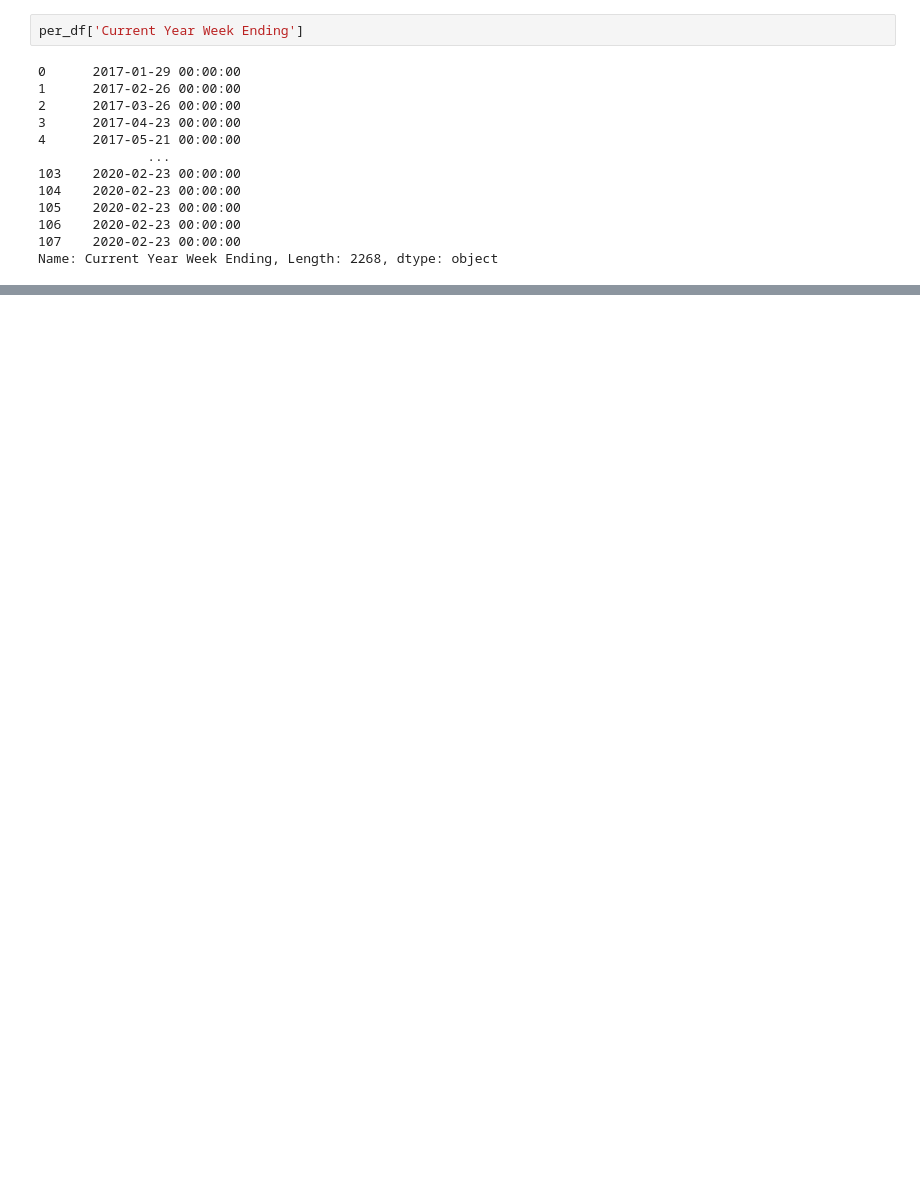
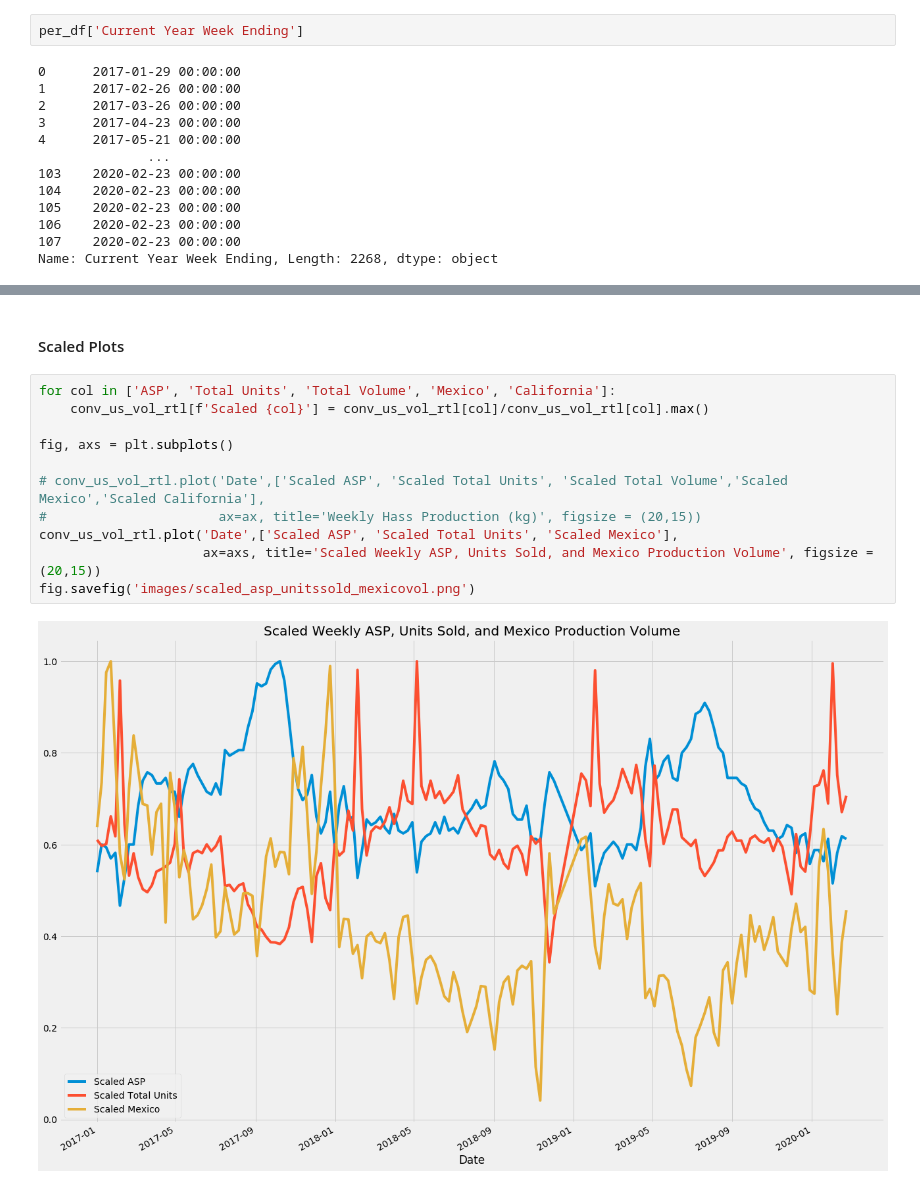
Before and after one commit to schwenkd/avo-analysis, a Jupyter notebook: avo_eda.ipynb, the cells around one changed output, grey strips where cells are left out. Saved outputs shown, nothing was run; the diff lists cells and outputs as text; blank space fills up the shorter version.

```diff
--- a/avo_eda.ipynb
+++ b/avo_eda.ipynb
@@ -172,0 +335,15 @@ vol_df = create_datecols(vol_df)
+# %% [markdown]
+#### Scaled Plots
+# %%
+for col in ['ASP', 'Total Units', 'Total Volume', 'Mexico', 'California']:
+    conv_us_vol_rtl[f'Scaled {col}'] = conv_us_vol_rtl[col]/conv_us_vol_rtl[col].max()
+
+fig, axs = plt.subplots()
+
+# conv_us_vol_rtl.plot('Date',['Scaled ASP', 'Scaled Total Units', 'Scaled Total Volume','Scaled Mexico','Scaled California'],
+#                      ax=ax, title='Weekly Hass Production (kg)', figsize = (20,15))
+conv_us_vol_rtl.plot('Date',['Scaled ASP', 'Scaled Total Units', 'Scaled Mexico'],
+                     ax=axs, title='Scaled Weekly ASP, Units Sold, and Mexico Production Volume', figsize = (20,15))
+fig.savefig('images/scaled_asp_unitssold_mexicovol.png')
+# %% [output]
+[figure, added]
```
Also changed, not shown: parts of 55 cells of this notebook, 8 other files.
